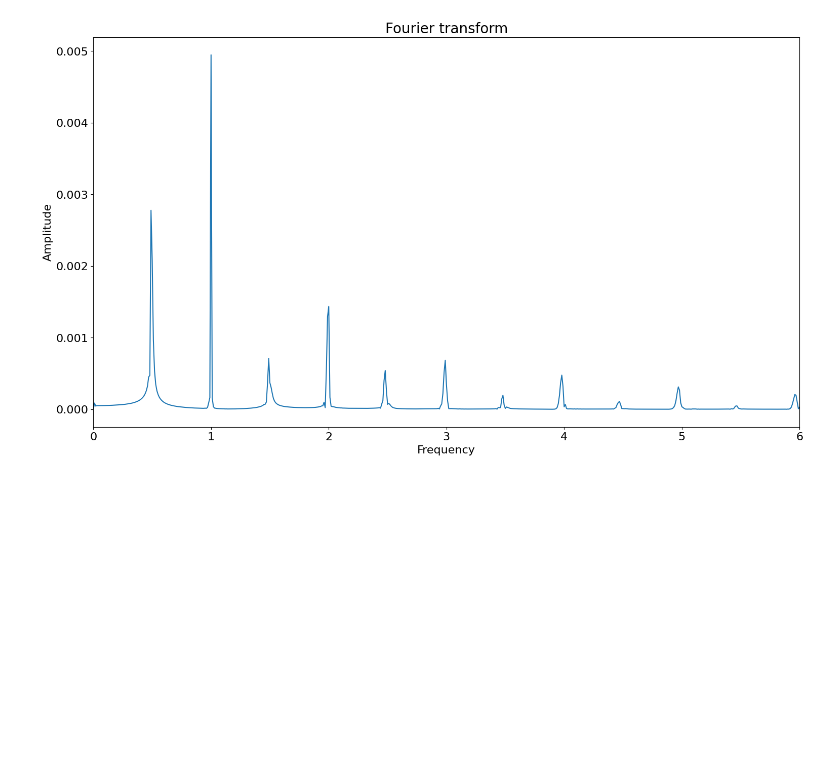
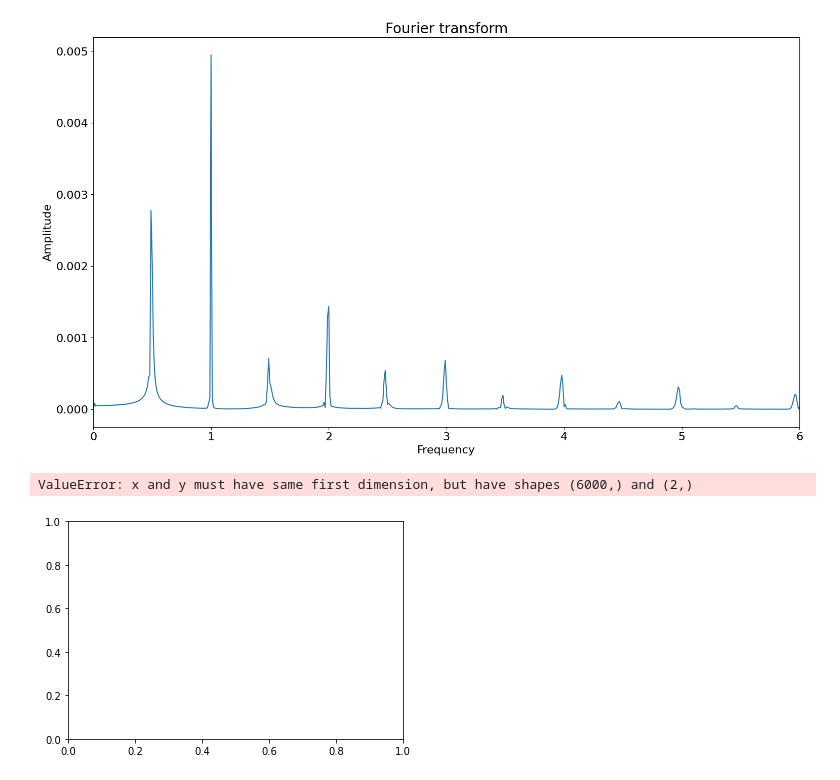
Before and after one commit to nelly125/CP_5th_course, a Jupyter notebook: Godunov_solver/Jupyter notebooks/Fourier_transform.ipynb, the cells around one changed output. Cells and saved outputs as stored; diff of their text form; code cells hidden in the pictures; blank space fills up the shorter version.

```diff
--- a/Godunov_solver/Jupyter notebooks/Fourier_transform.ipynb
+++ b/Godunov_solver/Jupyter notebooks/Fourier_transform.ipynb
@@ -206,3 +206,23 @@ plt.show(block=False)
 plt.close()
 # %% [output]
 [figure]
+# %%
+import numpy as np
+import matplotlib.pyplot as plt
+import scipy.fftpack
+
+# Number of samplepoints
+N = 6000
+# sample spacing
+T = 100.0
+x = np.linspace(0.0, T, N)
+y = np.sin(5.0 * 2.0*np.pi*x) + 0.5*np.sin(8.0 * 2.0*np.pi*x)
+yf = scipy.fftpack.fft(y)
+xf = np.linspace(1.0/(T), N/(T), N)
+
+fig, ax = plt.subplots()
+ax.plot(xf, 2.0/N * np.abs(yf))
+plt.show()
+# %% [output]
+ValueError: x and y must have same first dimension, but have shapes (6000,) and (2,)
+[figure, added]
```
Also changed, not shown: 7 other files.
